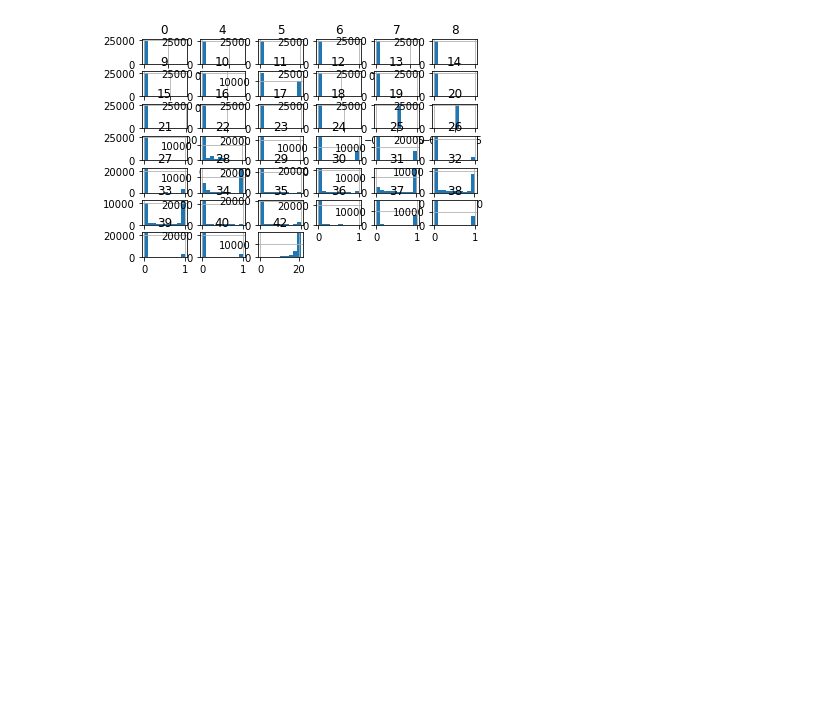
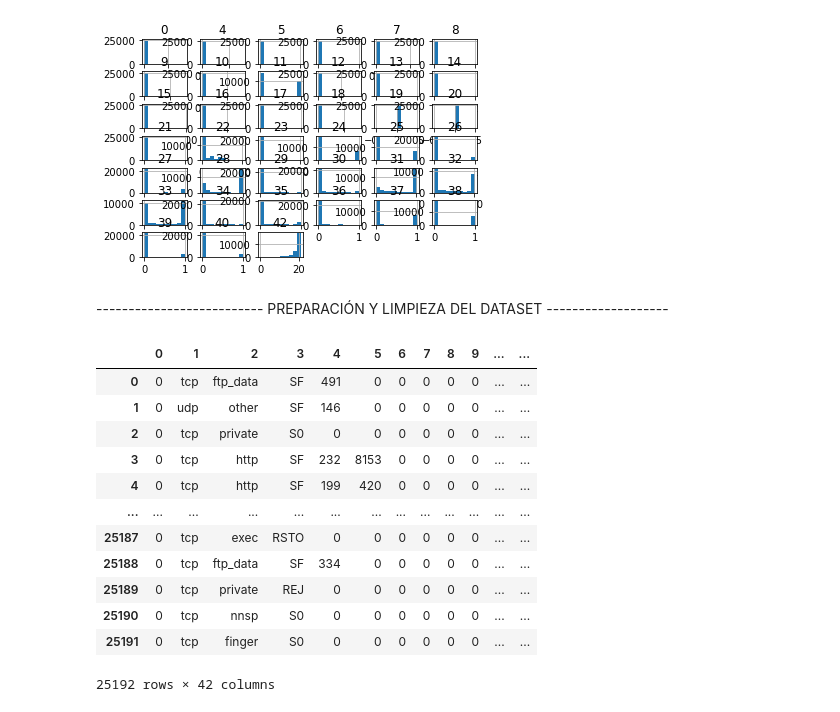
Before and after one commit to Rofkey/TFM_Bagging_Model, a Jupyter notebook: delaLlave_Ruben_Bagging.ipynb, the cells around one changed output. Drawn from its saved outputs; the diff is of its cells as text; code cells hidden in the pictures; blank space fills up the shorter version.

Commit message:
* Limpieza del dataset * Eliminación de valores atipicos * Obtencion de Datos X e Y

```diff
--- a/delaLlave_Ruben_Bagging.ipynb
+++ b/delaLlave_Ruben_Bagging.ipynb
@@ -82,3 +82,26 @@ dataset.hist()
 plt.show()
 # %% [output]
 [figure]
+# %% [markdown]
+-------------------------- PREPARACIÓN Y LIMPIEZA DEL DATASET -------------------
+# %%
+#Quitar la última columna. Esta columna fue añadida a los experimentos llevados a cabo por el Instituto Canadiense NSL-KDD, pero no contiene información útil para nuestro propósito.
+
+columns = dataset.columns.tolist()
+end=dataset.columns[len(columns)-1]
+dataset.drop(end, axis=1, inplace=True)
+dataset
+# %% [output]
+|  | 0 | 1 | 2 | 3 | 4 | 5 | 6 | 7 | 8 | 9 | ... | ... |
+| 0 | 0 | tcp | ftp_data | SF | 491 | 0 | 0 | 0 | 0 | 0 | ... | ... |
+| 1 | 0 | udp | other | SF | 146 | 0 | 0 | 0 | 0 | 0 | ... | ... |
+| 2 | 0 | tcp | private | S0 | 0 | 0 | 0 | 0 | 0 | 0 | ... | ... |
+| 3 | 0 | tcp | http | SF | 232 | 8153 | 0 | 0 | 0 | 0 | ... | ... |
+| 4 | 0 | tcp | http | SF | 199 | 420 | 0 | 0 | 0 | 0 | ... | ... |
+| ... | ... | ... | ... | ... | ... | ... | ... | ... | ... | ... | ... | ... |
+| 25187 | 0 | tcp | exec | RSTO | 0 | 0 | 0 | 0 | 0 | 0 | ... | ... |
+| 25188 | 0 | tcp | ftp_data | SF | 334 | 0 | 0 | 0 | 0 | 0 | ... | ... |
+| 25189 | 0 | tcp | private | REJ | 0 | 0 | 0 | 0 | 0 | 0 | ... | ... |
+| 25190 | 0 | tcp | nnsp | S0 | 0 | 0 | 0 | 0 | 0 | 0 | ... | ... |
+| 25191 | 0 | tcp | finger | S0 | 0 | 0 | 0 | 0 | 0 | 0 | ... | ... |
+25192 rows × 42 columns
```
Also changed, not shown: parts of 23 cells of this notebook.
